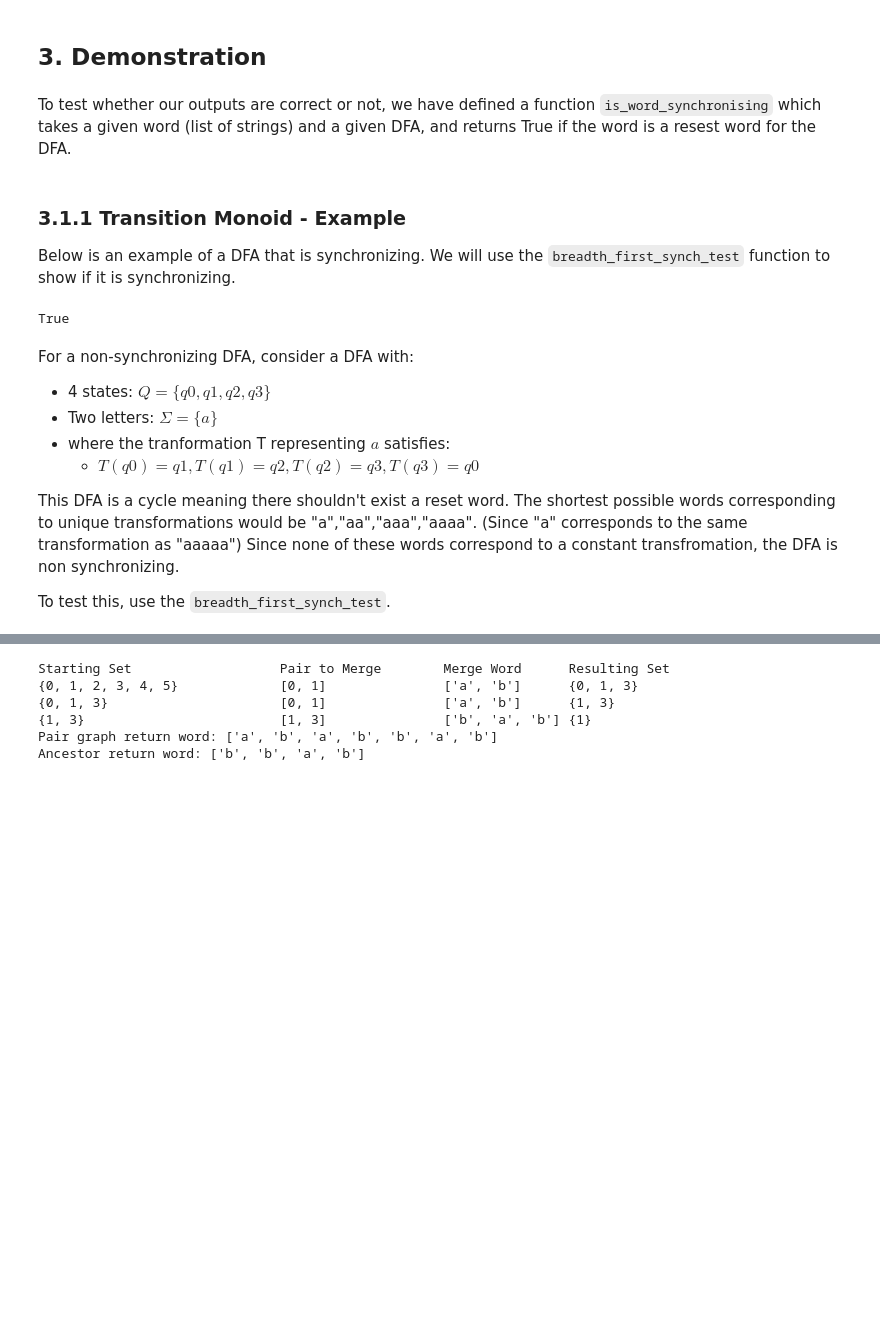
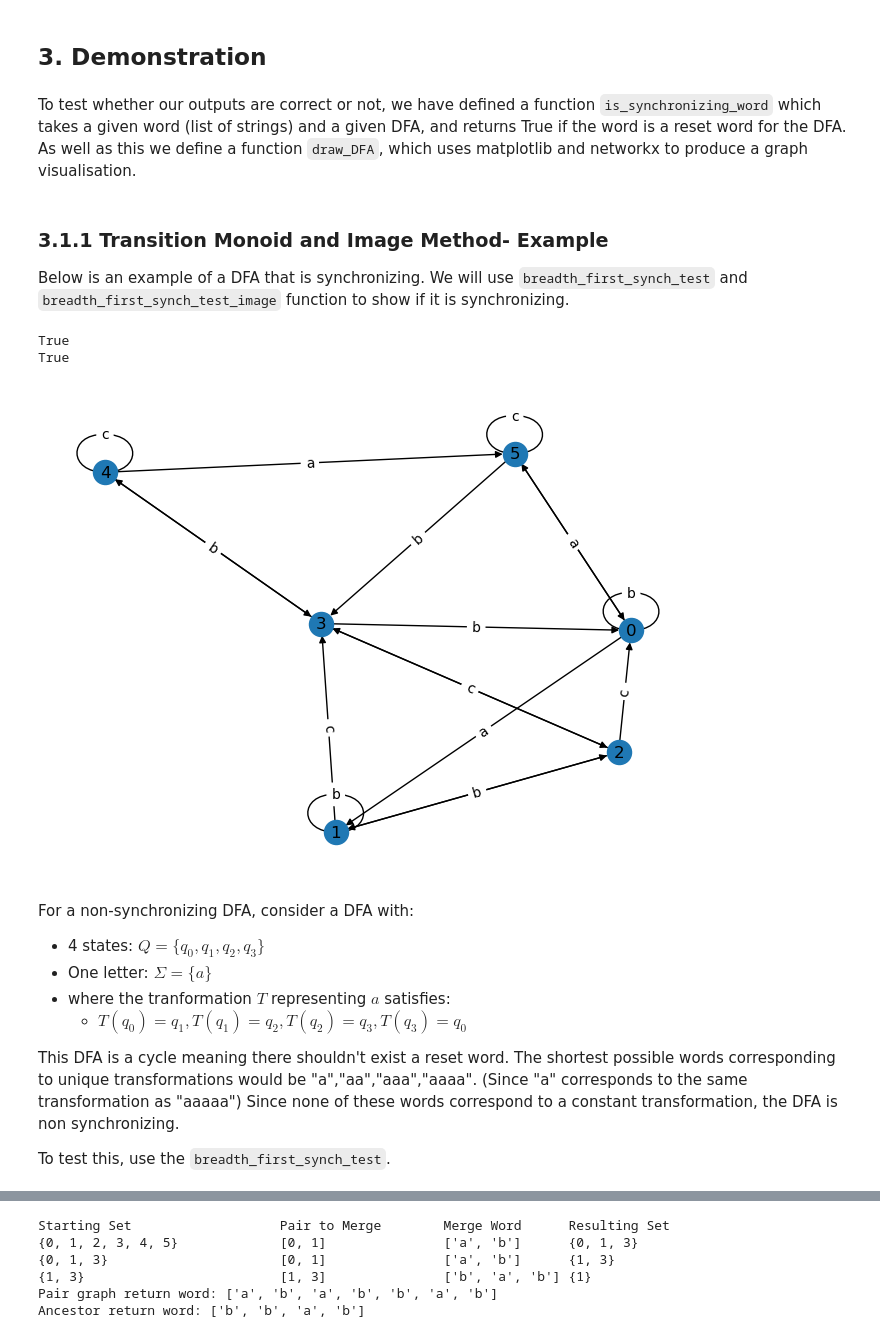
Before and after one commit to emdb1/MT3510group18, a Jupyter notebook: Report_merged.ipynb, the cells around one changed output, grey strips where cells are left out. Cells and saved outputs as stored; diff of their text form; code cells hidden in the pictures; blank space fills up the shorter version.

```diff
--- a/Report_merged.ipynb
+++ b/Report_merged.ipynb
@@ -96,5 +94,5 @@ Another way of testing if a given DFA is synchronising is by using breadth-first
 # %%
-def breadth_first_synch_test_method2(A):
+def breadth_first_synch_test_image(A):
     #Start by converting the 5-tuple into each of its elements
     Q, sigma, tau, qs, F = A
     '''
@@ -777,5 +774,5 @@ In conclusion, since semi-isomorphism preserves transitions, their origins, and
 # %% [markdown]
 ## 3. Demonstration
 # %% [markdown]
-To test whether our outputs are correct or not, we have defined a function `is_word_synchronising` which takes a given word (list of strings) and a given DFA, and returns True if the word is a resest word for the DFA.
+To test whether our outputs are correct or not, we have defined a function `is_synchronizing_word` which takes a given word (list of strings) and a given DFA, and returns True if the word is a reset word for the DFA. As well as this we define a function `draw_DFA`, which uses matplotlib and networkx to produce a graph visualisation.
 # %%
@@ -795,33 +810,38 @@ def is_synchronising_word(word, A):
 # %% [markdown]
-### 3.1.1 Transition Monoid - Example ###
-Below is an example of a DFA that is synchronizing. We will use the `breadth_first_synch_test` function to show if it is synchronizing.
+### 3.1.1 Transition Monoid and Image Method- Example ###
+Below is an example of a DFA that is synchronizing. We will use `breadth_first_synch_test` and `breadth_first_synch_test_image` function to show if it is synchronizing.
 # %%
 Q = {0, 1, 2, 3, 4, 5}
 sigma = {'a', 'b', 'c'}
 tau = {(0, 'a'): 1, (0, 'b'): 0, (0, 'c'): 5,
        (1, 'a'): 2, (1, 'b'): 1, (1, 'c'): 3,
        (2, 'a'): 3, (2, 'b'): 1, (2, 'c'): 0,
        (3, 'a'): 4, (3, 'b'): 0, (3, 'c'): 2,
        (4, 'a'): 5, (4, 'b'): 3, (4, 'c'): 4,
        (5, 'a'): 0, (5, 'b'): 3, (5, 'c'): 5}
 qs = {}
 F = {}
 A = (Q, sigma, tau, qs, F)
 
-breadth_first_synch_test(A)
+print(breadth_first_synch_test(A))
+print(breadth_first_synch_test_image(A))
+
+draw_DFA(A)
 # %% [output]
 True
+True
+[figure, added]
 # %% [markdown]
 For a non-synchronizing DFA, consider a DFA with:
-- 4 states: $Q = \{q0,q1,q2,q3\}$
-- Two letters: $\Sigma = \{a\}$
-- where the tranformation T representing $a$ satisfies:
-  - $T(q0)=q1, T(q1)=q2, T(q2)=q3, T(q3)=q0$
+- 4 states: $Q = \{q_0, q_1, q_2, q_3\}$
+- One letter: $\Sigma = \{a\}$
+- where the tranformation $T$ representing $a$ satisfies:
+  - $T(q_0) = q_1, T(q_1) = q_2, T(q_2) = q_3, T(q_3) = q_0$
 
 This DFA is a cycle meaning there shouldn't exist a reset word.
 The shortest possible words corresponding to unique transformations would be
 "a","aa","aaa","aaaa". (Since "a" corresponds to the same transformation as "aaaaa")
-Since none of these words correspond to a constant transfromation, the DFA is non synchronizing.
+Since none of these words correspond to a constant transformation, the DFA is non synchronizing.
 
 To test this, use the `breadth_first_synch_test`.
 # %%
```
Also changed, not shown: parts of 27 cells of this notebook.
